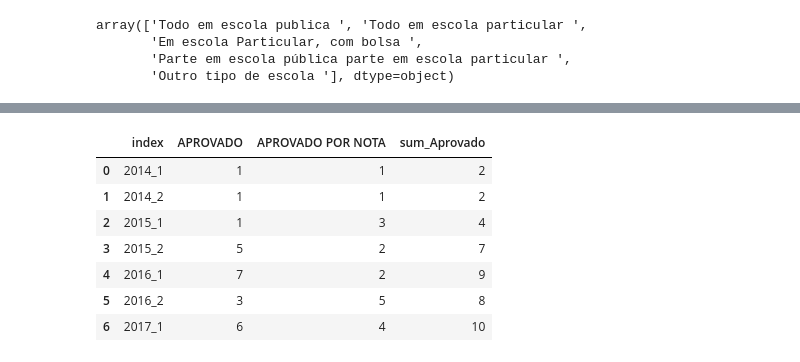
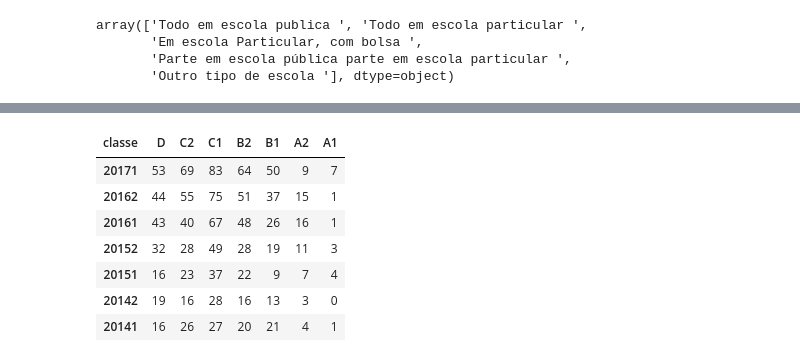
Before and after one commit to lucasgmpaiva/Analise_Dados_UFRN, a Jupyter notebook: UFRN Data Analysis.ipynb, the cells around one changed output, grey strips where cells are left out. Cells and saved outputs as stored; diff of their text form; code cells hidden in the pictures.

```diff
--- a/UFRN Data Analysis.ipynb
+++ b/UFRN Data Analysis.ipynb
@@ -436,15 +479,4 @@ bolsa_school.reset_index()
 bolsa_school.drop(bolsa_school.index[0], inplace=True)
 bolsa_school.columns = ['APROVADO', 'APROVADO POR NOTA']
 bolsa_school = bolsa_school.reset_index()
-# %%
-bolsa_school
-# %% [output]
-|  | index | APROVADO | APROVADO POR NOTA | sum_Aprovado |
-| 0 | 2014_1 | 1 | 1 | 2 |
-| 1 | 2014_2 | 1 | 1 | 2 |
-| 2 | 2015_1 | 1 | 3 | 4 |
-| 3 | 2015_2 | 5 | 2 | 7 |
-| 4 | 2016_1 | 7 | 2 | 9 |
-| 5 | 2016_2 | 3 | 5 | 8 |
-| 6 | 2017_1 | 6 | 4 | 10 |
 # %%
@@ -461,4 +493,15 @@ bolsa_school["sum_Aprovado"] = bolsa_school["APROVADO"] + bolsa_school["APROVADO
 #bolsa_school["sum_Reprovado"] = bolsa_school["REPROVADO"] + bolsa_school["REPROVADO POR MÉDIA E POR FALTAS"]
+# %%
+classes
+# %% [output]
+| classe | D | C2 | C1 | B2 | B1 | A2 | A1 |
+| 20171 | 53 | 69 | 83 | 64 | 50 | 9 | 7 |
+| 20162 | 44 | 55 | 75 | 51 | 37 | 15 | 1 |
+| 20161 | 43 | 40 | 67 | 48 | 26 | 16 | 1 |
+| 20152 | 32 | 28 | 49 | 28 | 19 | 11 | 3 |
+| 20151 | 16 | 23 | 37 | 22 | 9 | 7 | 4 |
+| 20142 | 19 | 16 | 28 | 16 | 13 | 3 | 0 |
+| 20141 | 16 | 26 | 27 | 20 | 21 | 4 | 1 |
 # %%
 # Geração de gráfico mostrando a quantidade de classes sociais na UFRN com o passar dos anos.
 
```
Also changed, not shown: parts of 16 cells of this notebook.
